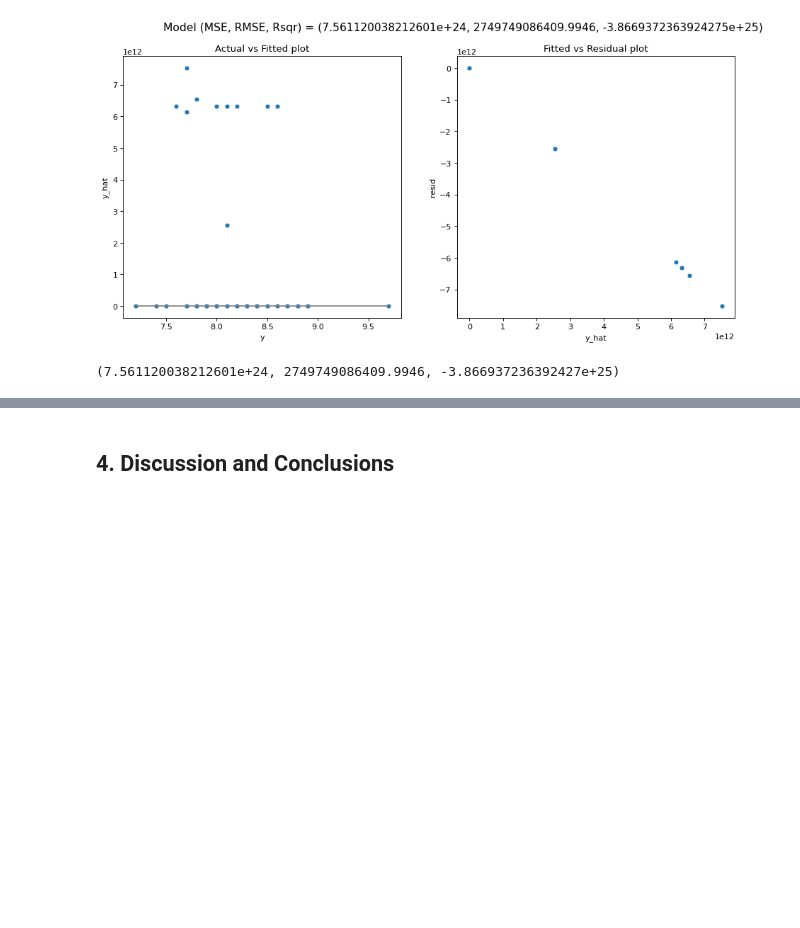
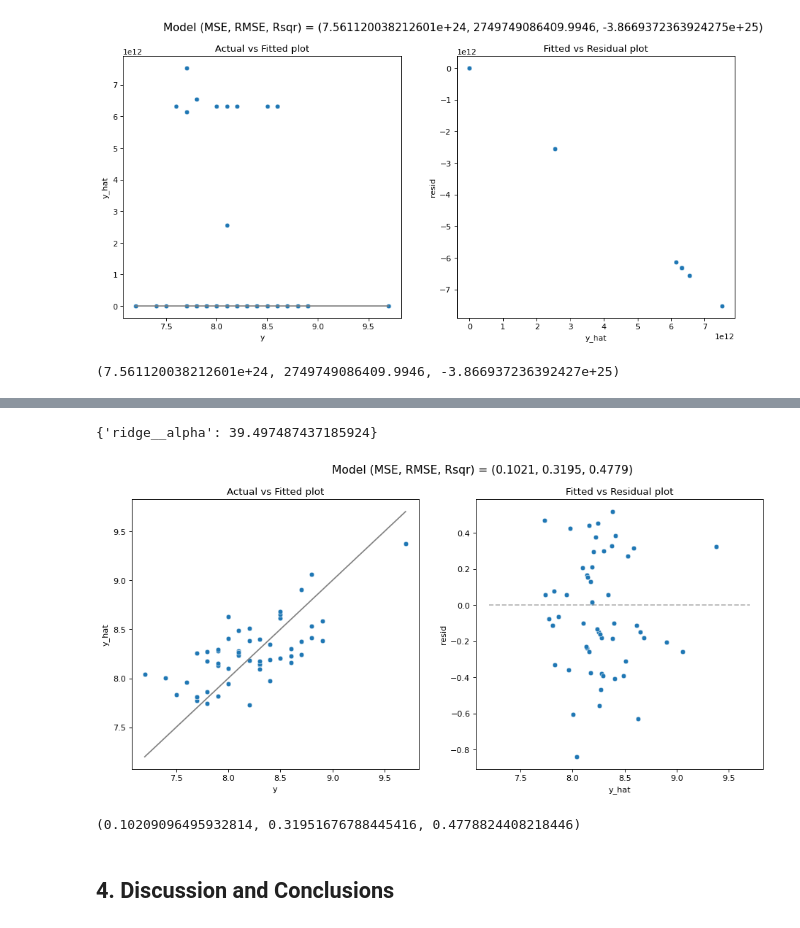
Before and after one commit to BradWangW/imdb_rate_model, a Jupyter notebook: project1.ipynb, the cells around one changed output, grey strips where cells are left out. Drawn from its saved outputs; the diff is of its cells as text; code cells hidden in the pictures; blank space fills up the shorter version.

```diff
--- a/project1.ipynb
+++ b/project1.ipynb
@@ -356,3 +362,28 @@ NameError: name 'X_arr' is not defined
+# %%
+#Parameter tuning using method from WS5
+
+alphas = np.linspace(0, 60, num=200)
+
+gs = GridSearchCV(
+    make_pipeline(
+        StandardScaler(),
+        Ridge()
+    ),
+    param_grid = {'ridge__alpha': alphas},
+    cv = KFold(5, shuffle = True, random_state = 42),
+    scoring = "neg_root_mean_squared_error"
+)
+
+gs.fit(X_arr, y_arr)
+print(gs.best_params_)
+model_fit(gs.best_estimator_, X_test, y_test, plot=True)
+
+#This gives a worse R^2 than above with a = 100, but I think a=38 is better because it's the one
+#that was deemed the best when running 5-fold cross-valudation
+# %% [output]
+{'ridge__alpha': 39.497487437185924}
+[figure, added]
+(0.10209096495932814, 0.31951676788445416, 0.4778824408218446)
 # %% [markdown]
 ## 4. Discussion and Conclusions
 # %% [markdown]
```
Also changed, not shown: parts of 5 cells of this notebook.
